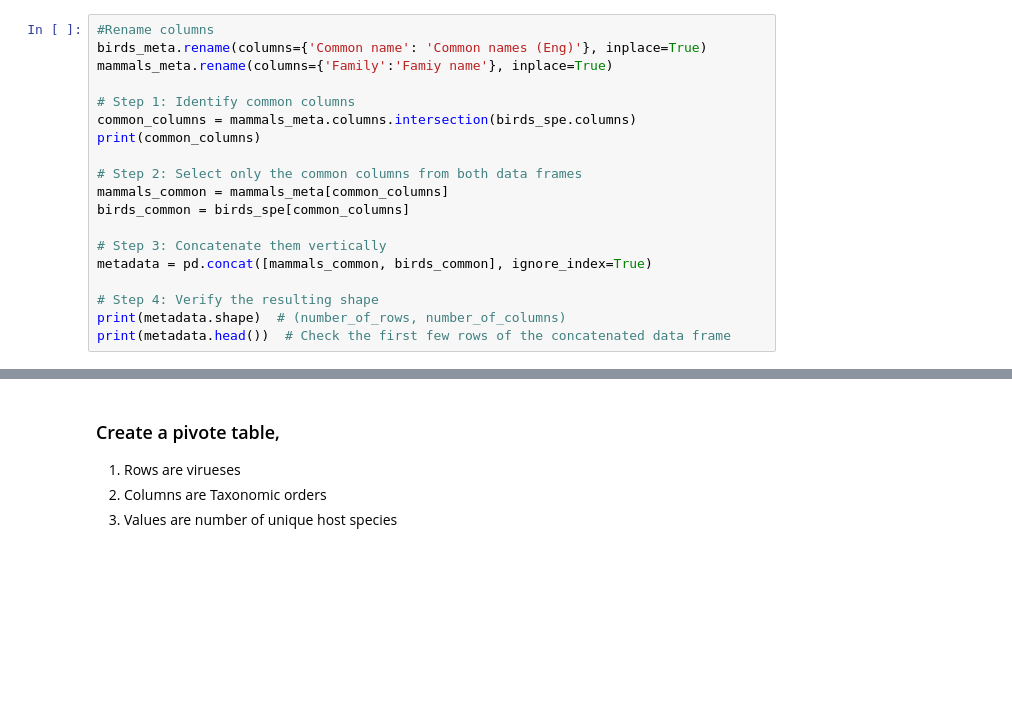
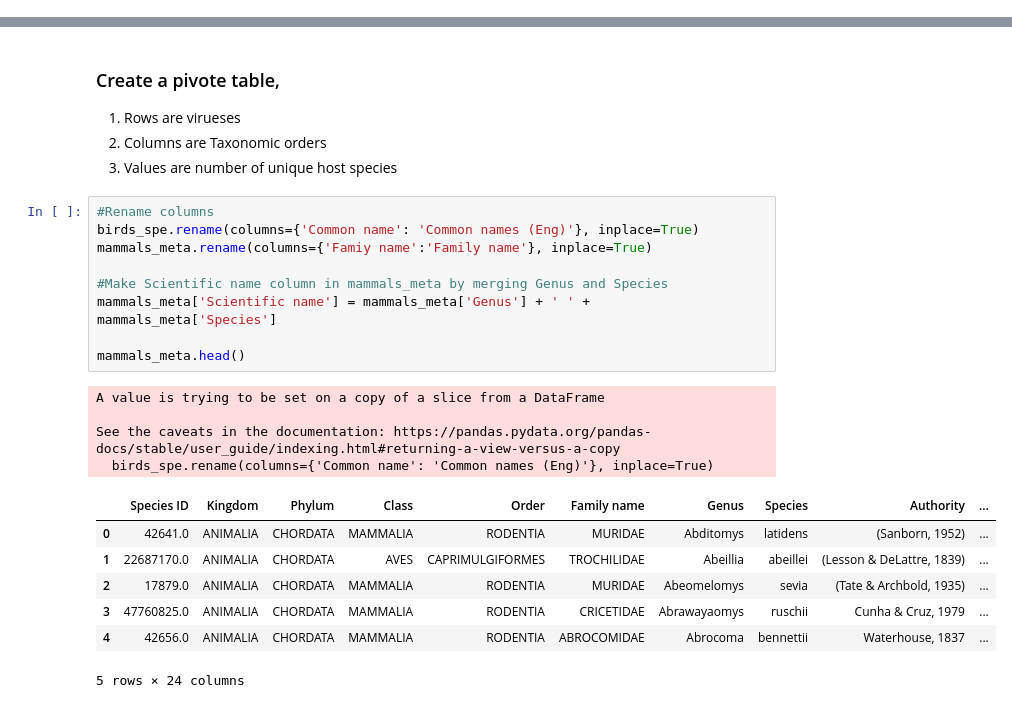
Before and after one commit to li45m/MPM_200_Li, a Jupyter notebook: notebooks/PythonAssignment_Li.ipynb, the cells around one changed output, grey strips where cells are left out. Drawn from its saved outputs; the diff is of its cells as text; blank space fills up the shorter version.

```diff
--- a/notebooks/PythonAssignment_Li.ipynb
+++ b/notebooks/PythonAssignment_Li.ipynb
@@ -246,22 +246,3 @@ The main objective of this exercise is to create a comprehensive database by com
 * Identify and select only the common columns present in both data frames.
 * Use `pd.concat()` or `df.append()` to create a larger dataframe called **metadata**.
 * Ensure the resulting dataframe has the correct number of rows and columns.
-# %%
-#Rename columns
-birds_meta.rename(columns={'Common name': 'Common names (Eng)'}, inplace=True)
-mammals_meta.rename(columns={'Family':'Famiy name'}, inplace=True)
-
-# Step 1: Identify common columns
-common_columns = mammals_meta.columns.intersection(birds_spe.columns)
-print(common_columns)
-
-# Step 2: Select only the common columns from both data frames
-mammals_common = mammals_meta[common_columns]
-birds_common = birds_spe[common_columns]
-
-# Step 3: Concatenate them vertically
-metadata = pd.concat([mammals_common, birds_common], ignore_index=True)
-
-# Step 4: Verify the resulting shape
-print(metadata.shape)  # (number_of_rows, number_of_columns)
-print(metadata.head())  # Check the first few rows of the concatenated data frame
@@ -293,3 +258,24 @@ Index(['Order', 'Family', 'Authority', 'Synonyms'], dtype='object')
 1. Rows are virueses
 2. Columns are Taxonomic orders
 3. Values are number of unique host species
+# %%
+#Rename columns
+birds_spe.rename(columns={'Common name': 'Common names (Eng)'}, inplace=True)
+mammals_meta.rename(columns={'Famiy name':'Family name'}, inplace=True)
+
+#Make Scientific name column in mammals_meta by merging Genus and Species
+mammals_meta['Scientific name'] = mammals_meta['Genus'] + ' ' + mammals_meta['Species']
+
+mammals_meta.head()
+# %% [output]
+A value is trying to be set on a copy of a slice from a DataFrame
+
+See the caveats in the documentation: https://pandas.pydata.org/pandas-docs/stable/user_guide/indexing.html#returning-a-view-versus-a-copy
+  birds_spe.rename(columns={'Common name': 'Common names (Eng)'}, inplace=True)
+|  | Species ID | Kingdom | Phylum | Class | Order | Family name | Genus | Species | Authority | ... |
+| 0 | 42641.0 | ANIMALIA | CHORDATA | MAMMALIA | RODENTIA | MURIDAE | Abditomys | latidens | (Sanborn, 1952) | ... |
+| 1 | 22687170.0 | ANIMALIA | CHORDATA | AVES | CAPRIMULGIFORMES | TROCHILIDAE | Abeillia | abeillei | (Lesson & DeLattre, 1839) | ... |
+| 2 | 17879.0 | ANIMALIA | CHORDATA | MAMMALIA | RODENTIA | MURIDAE | Abeomelomys | sevia | (Tate & Archbold, 1935) | ... |
+| 3 | 47760825.0 | ANIMALIA | CHORDATA | MAMMALIA | RODENTIA | CRICETIDAE | Abrawayaomys | ruschii | Cunha & Cruz, 1979 | ... |
+| 4 | 42656.0 | ANIMALIA | CHORDATA | MAMMALIA | RODENTIA | ABROCOMIDAE | Abrocoma | bennettii | Waterhouse, 1837 | ... |
+5 rows × 24 columns
```
Also changed, not shown: parts of 2 cells of this notebook, 2 other files.
